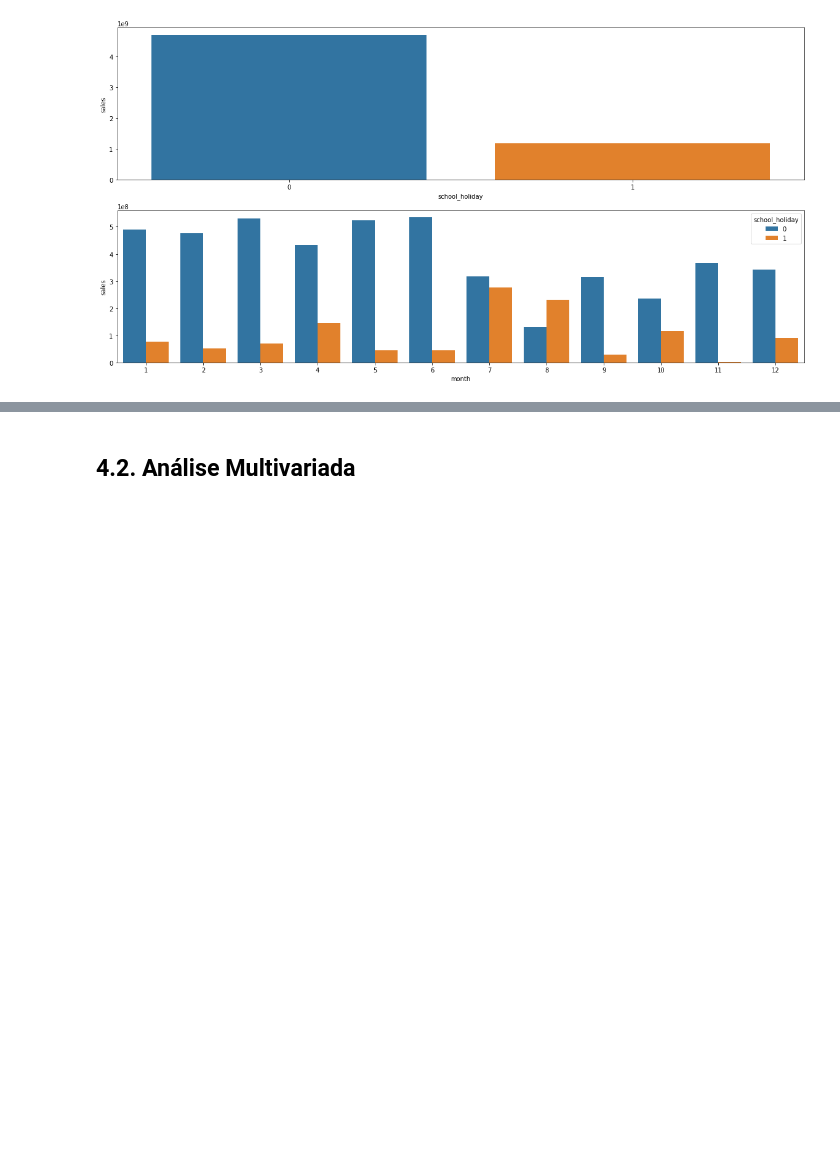
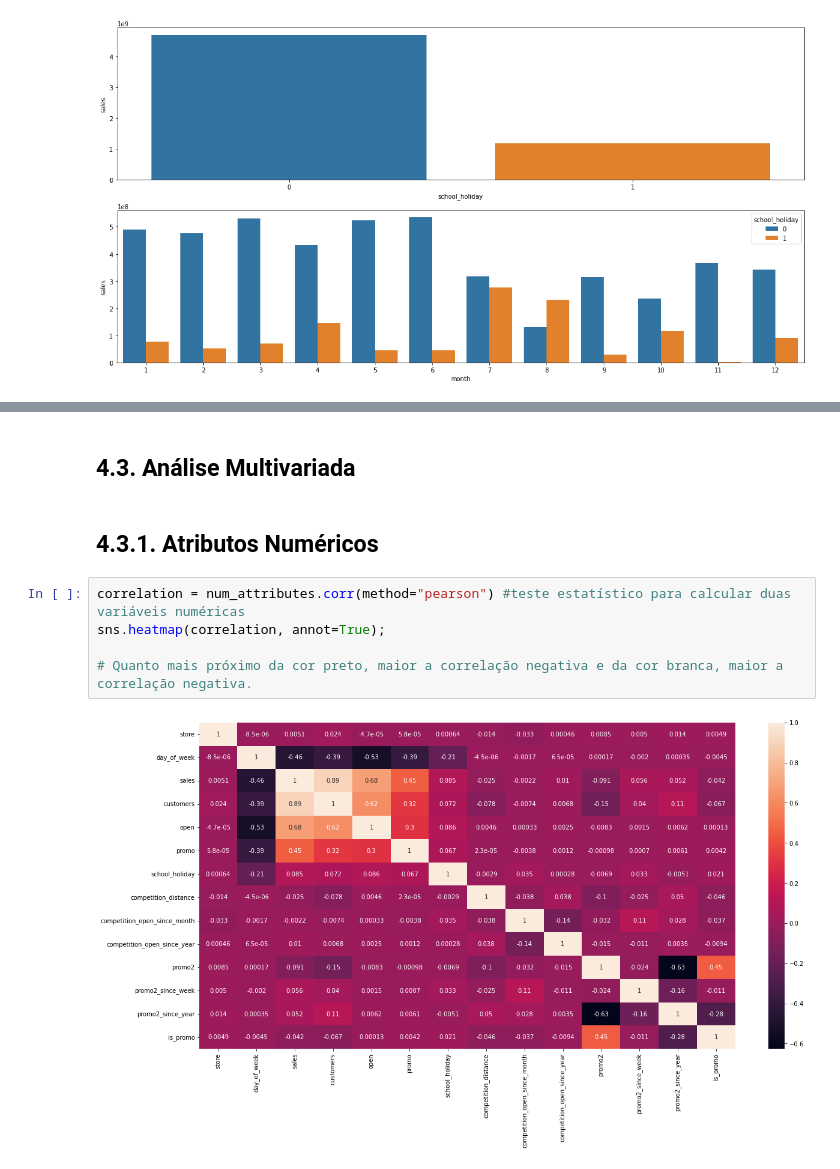
Before and after one commit to joaocortezi/Rossman, a Jupyter notebook: Data.ipynb, the cells around one changed output, grey strips where cells are left out. Saved outputs shown, nothing was run; the diff lists cells and outputs as text; blank space fills up the shorter version.

```diff
--- a/Data.ipynb
+++ b/Data.ipynb
@@ -790,2 +838,11 @@ sns.barplot(x="month", y="sales",hue="school_holiday", data=aux2)
 # %% [markdown]
-## 4.2. Análise Multivariada
+## 4.3. Análise Multivariada
+# %% [markdown]
+## 4.3.1. Atributos Numéricos
+# %%
+correlation = num_attributes.corr(method="pearson") #teste estatístico para calcular duas variáveis numéricas
+sns.heatmap(correlation, annot=True);
+
+# Quanto mais próximo da cor preto, maior a correlação negativa e da cor branca, maior a correlação negativa.
+# %% [output]
+[figure, added]
```
Also changed, not shown: parts of 8 cells of this notebook.
